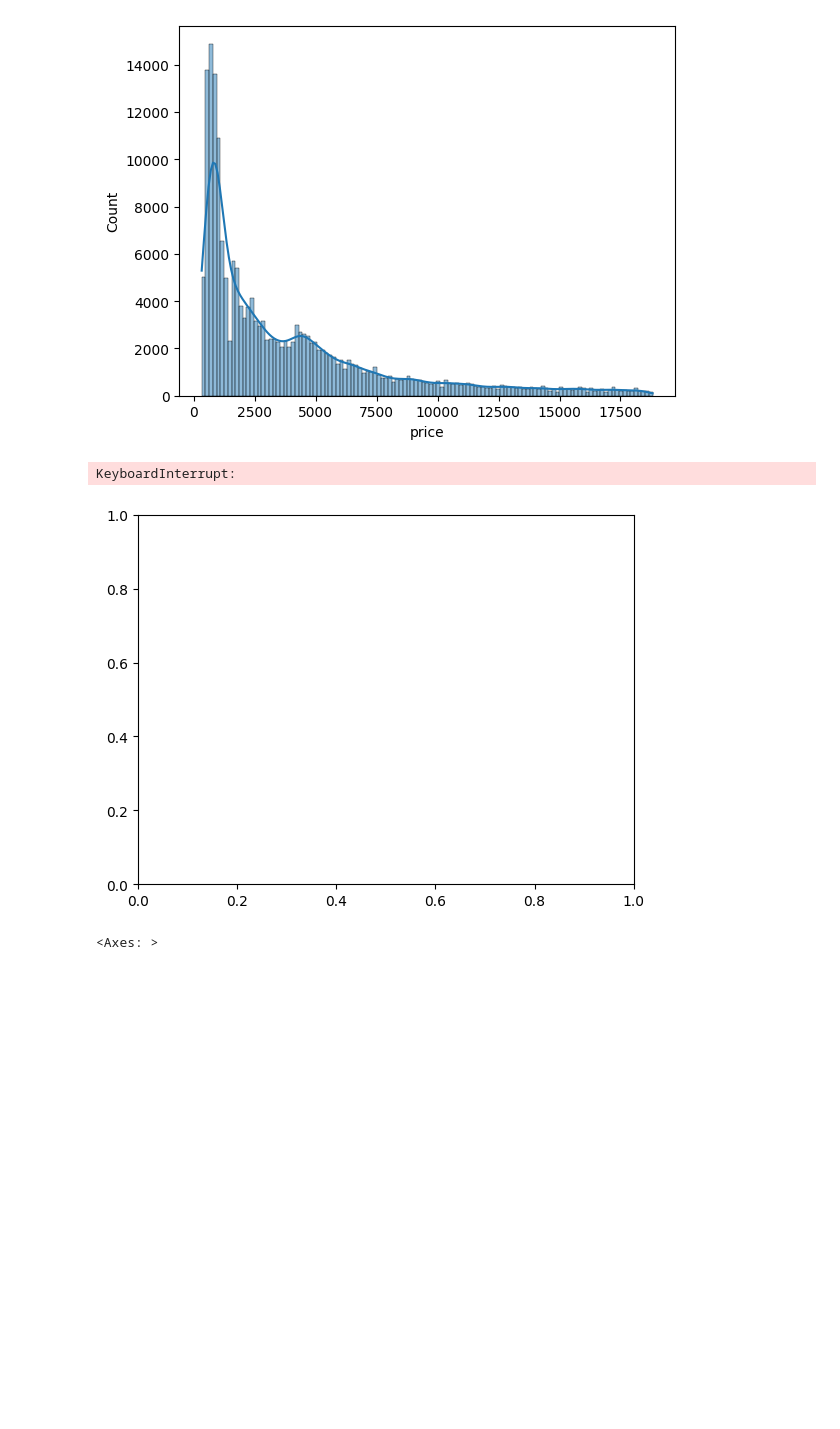
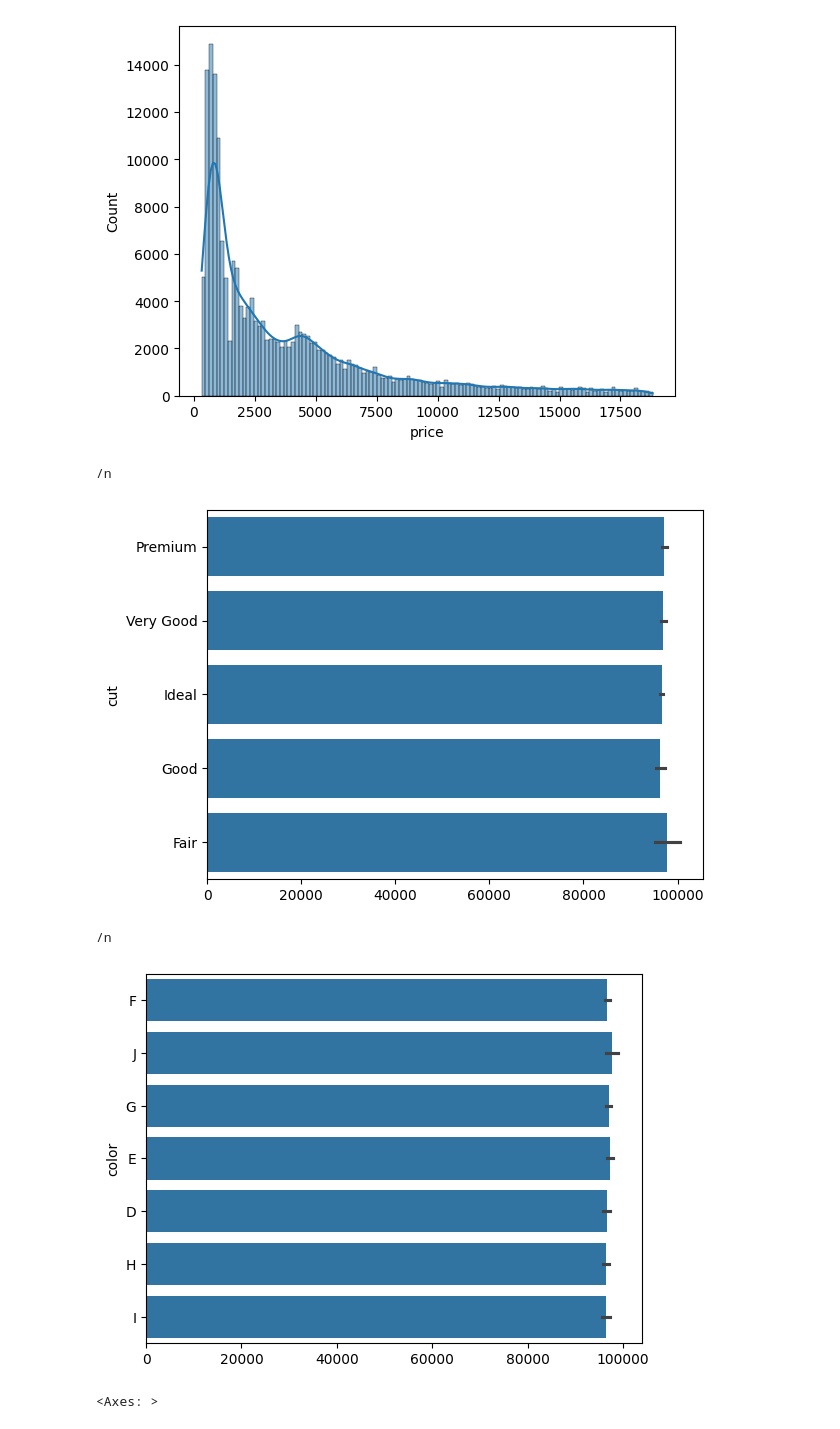
Before and after one commit to LataData/hello, a Jupyter notebook: notebooks/research.ipynb, the cells around one changed output. Saved outputs shown, nothing was run; the diff lists cells and outputs as text; code cells hidden in the pictures; blank space fills up the shorter version.

Commit message:
barplot added

```diff
--- a/notebooks/research.ipynb
+++ b/notebooks/research.ipynb
@@ -129,11 +128,18 @@ for i in numerical_columns:
 [figure]
 # %%
 #bar plot for categorical columns
-for i in categorical_columns:
-    sns.barplot(df,x=df[i].nunique,y=df[i])
+#for i in categorical_columns:
+sns.barplot(df["cut"])
+print("/n")
+plt.show()
+sns.barplot(df["color"])
+print("/n")
+plt.show()
 # %% [output]
-KeyboardInterrupt:
+/n
-[figure, old version]
+[figure, new version]
+/n
+[figure, added]
 # %%
 sns.heatmap(df[numerical_columns].corr(),annot=True)
 # %% [output]
```
Also changed, not shown: parts of 4 cells of this notebook, 1 other file.
